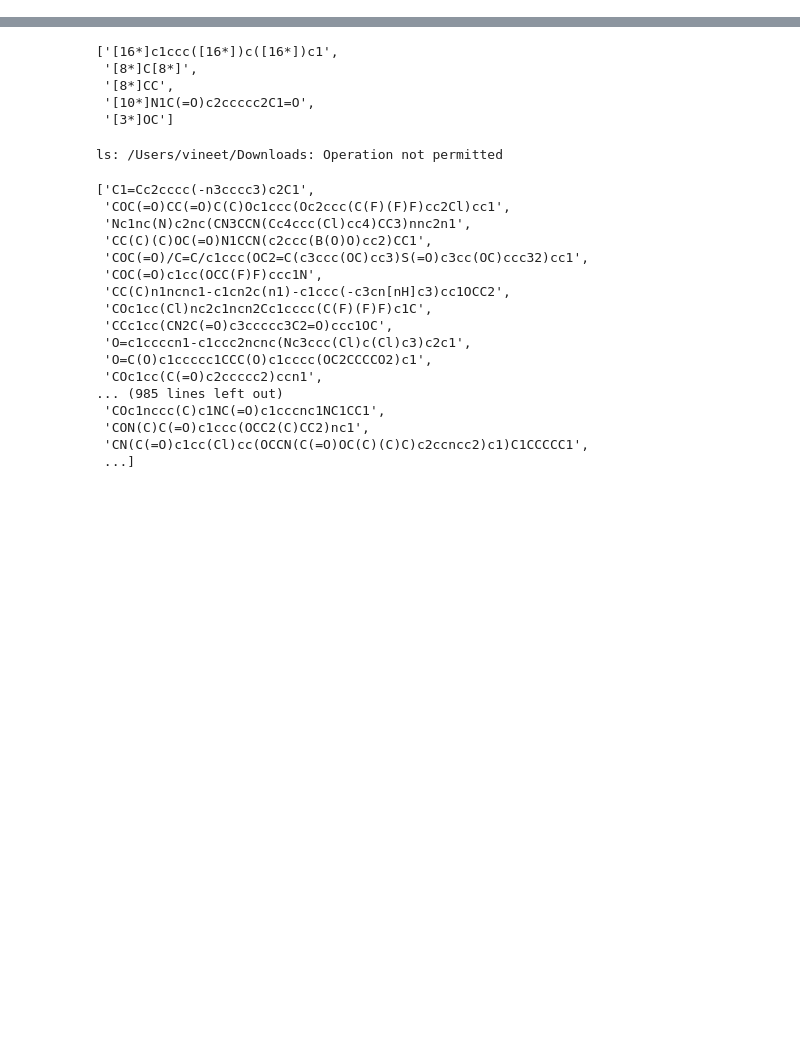
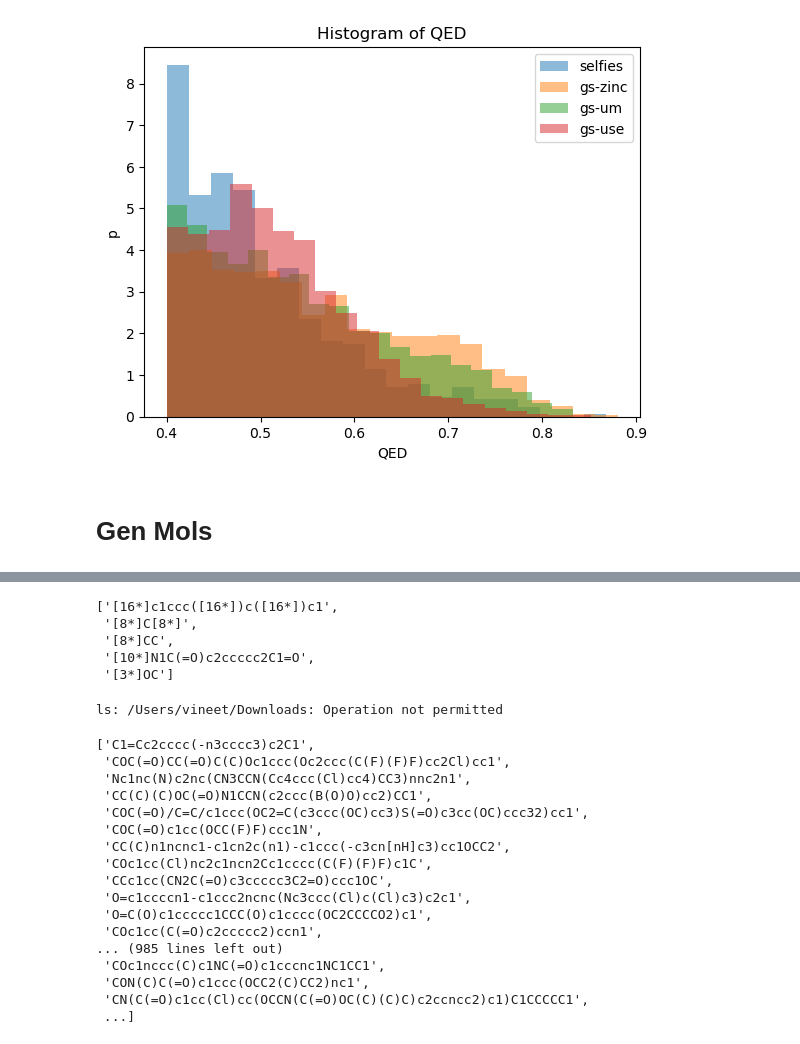
Before and after one commit to naigamshah/LIMO-Plus, a Jupyter notebook: playground.ipynb, the cells around one changed output, grey strips where cells are left out. Cells and saved outputs as stored; diff of their text form; code cells hidden in the pictures; blank space fills up the shorter version.

```diff
--- a/playground.ipynb
+++ b/playground.ipynb
@@ -30,16 +30,3 @@ def print_info_gs(s, sa, qed):
     print("GroupSelfies: ", enc)
     print("Selfies: ", sf.encoder(s))
     display(mol)
-# %%
-gen_mols = pickle.load(open("temp_outs/gen_mols_selfies.pkl","rb"))
-
-props = []
-for i in range(len(gen_mols)):
-    sa, qed = score_smile(gen_mols[i][1])
-    props.append([gen_mols[i][0], sa, qed])
-
-props_sf = np.array(props)
-
-print(len(props_sf))
-print("Spearman R; selfies; BA vs SA", spearmanr(props_sf[:,0], props_sf[:,1]))
-print("Spearman R; selfies; BA vs QED", spearmanr(props_sf[:,0], props_sf[:,2]))
@@ -76,0 +98,15 @@ plt.show()
+# %%
+plt.figure()
+plt.title("Histogram of QED")
+plt.hist(props_sf[(props_sf[:,1]<5.5) & (props_sf[:,2]>0.4), 2], 20, alpha=0.5, density=True, label="selfies")
+plt.hist(props_gs_zinc[(props_gs_zinc[:,1]<5.5) & (props_gs_zinc[:,2]>0.4), 2], 20, alpha=0.5, density=True, label="gs-zinc")
+plt.hist(props_gs_um[(props_gs_um[:,1]<5.5) & (props_gs_um[:,2]>0.4), 2], 20, alpha=0.5, density=True, label="gs-um")
+plt.hist(props_gs_use[(props_gs_use[:,1]<5.5) & (props_gs_use[:,2]>0.4), 2], 20, alpha=0.5, density=True, label="gs-use")
+plt.xlabel("QED")
+plt.ylabel("p")
+plt.legend()
+plt.show()
+# %% [output]
+[figure, added]
+# %% [markdown]
+# Gen Mols
```
Also changed, not shown: parts of 21 cells of this notebook, 11 other files.
